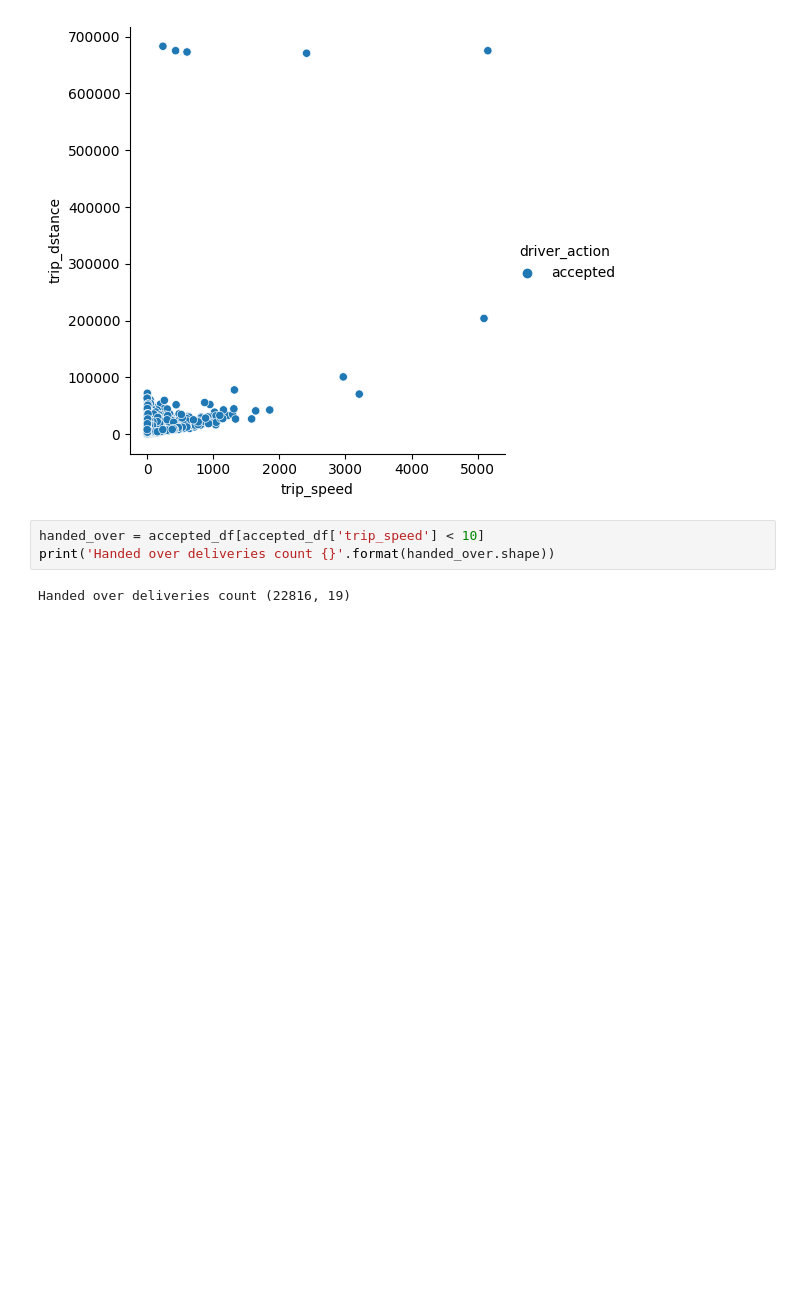
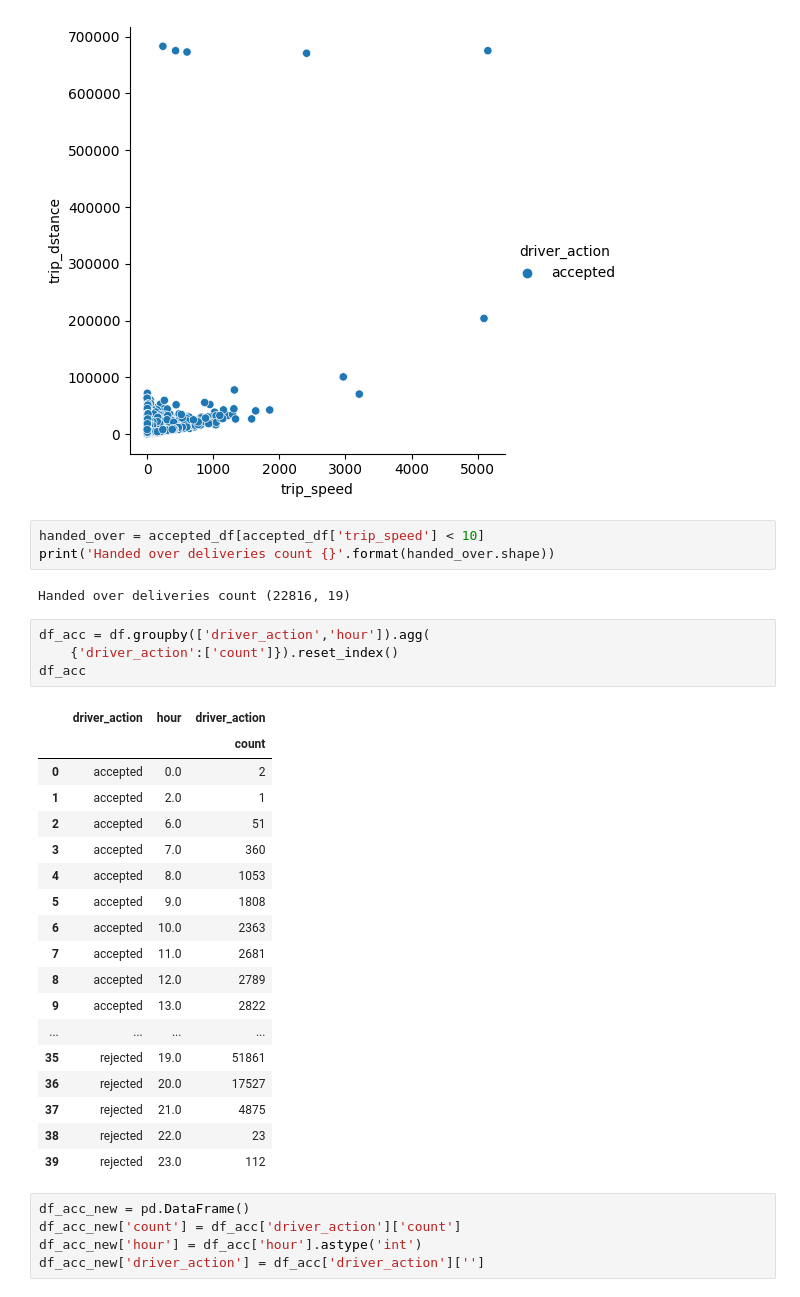
Before and after one commit to degagawolde/delivery-drivers-location-optimisation-with-causal-inference, a Jupyter notebook: notebooks/data_visualization.ipynb, the cells around one changed output. Saved outputs shown, nothing was run; the diff lists cells and outputs as text; blank space fills up the shorter version.

```diff
--- a/notebooks/data_visualization.ipynb
+++ b/notebooks/data_visualization.ipynb
@@ -218,3 +218,31 @@ handed_over = accepted_df[accepted_df['trip_speed'] < 10]
 print('Handed over deliveries count {}'.format(handed_over.shape))
 # %% [output]
 Handed over deliveries count (22816, 19)
+# %%
+df_acc = df.groupby(['driver_action','hour']).agg(
+    {'driver_action':['count']}).reset_index()
+df_acc
+# %% [output]
+|  | driver_action | hour | driver_action |
+|  |  |  | count |
+| 0 | accepted | 0.0 | 2 |
+| 1 | accepted | 2.0 | 1 |
+| 2 | accepted | 6.0 | 51 |
+| 3 | accepted | 7.0 | 360 |
+| 4 | accepted | 8.0 | 1053 |
+| 5 | accepted | 9.0 | 1808 |
+| 6 | accepted | 10.0 | 2363 |
+| 7 | accepted | 11.0 | 2681 |
+| 8 | accepted | 12.0 | 2789 |
+| 9 | accepted | 13.0 | 2822 |
+| ... | ... | ... | ... |
+| 35 | rejected | 19.0 | 51861 |
+| 36 | rejected | 20.0 | 17527 |
+| 37 | rejected | 21.0 | 4875 |
+| 38 | rejected | 22.0 | 23 |
+| 39 | rejected | 23.0 | 112 |
+# %%
+df_acc_new = pd.DataFrame()
+df_acc_new['count'] = df_acc['driver_action']['count']
+df_acc_new['hour'] = df_acc['hour'].astype('int')
+df_acc_new['driver_action'] = df_acc['driver_action']['']
```
Also changed, not shown: parts of 4 cells of this notebook, 13 other files.
